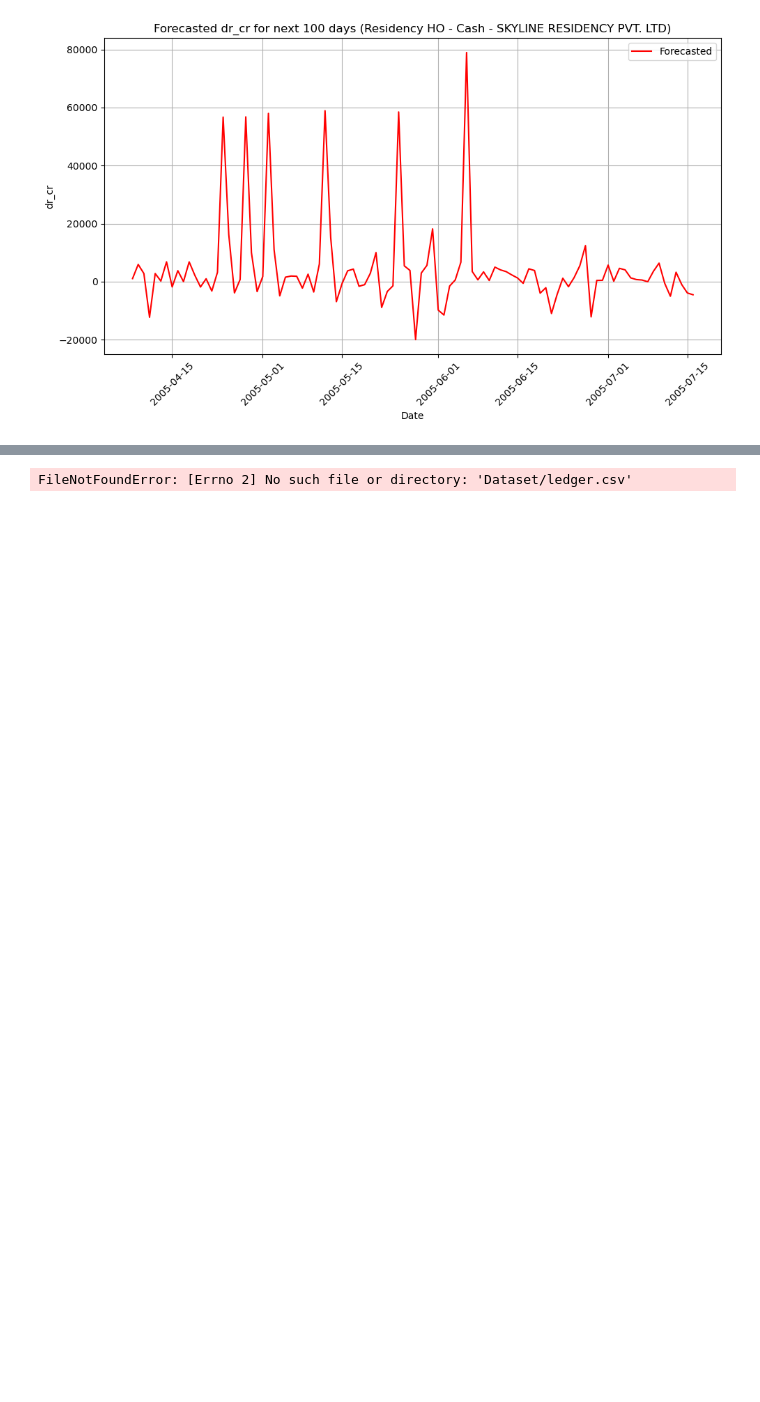
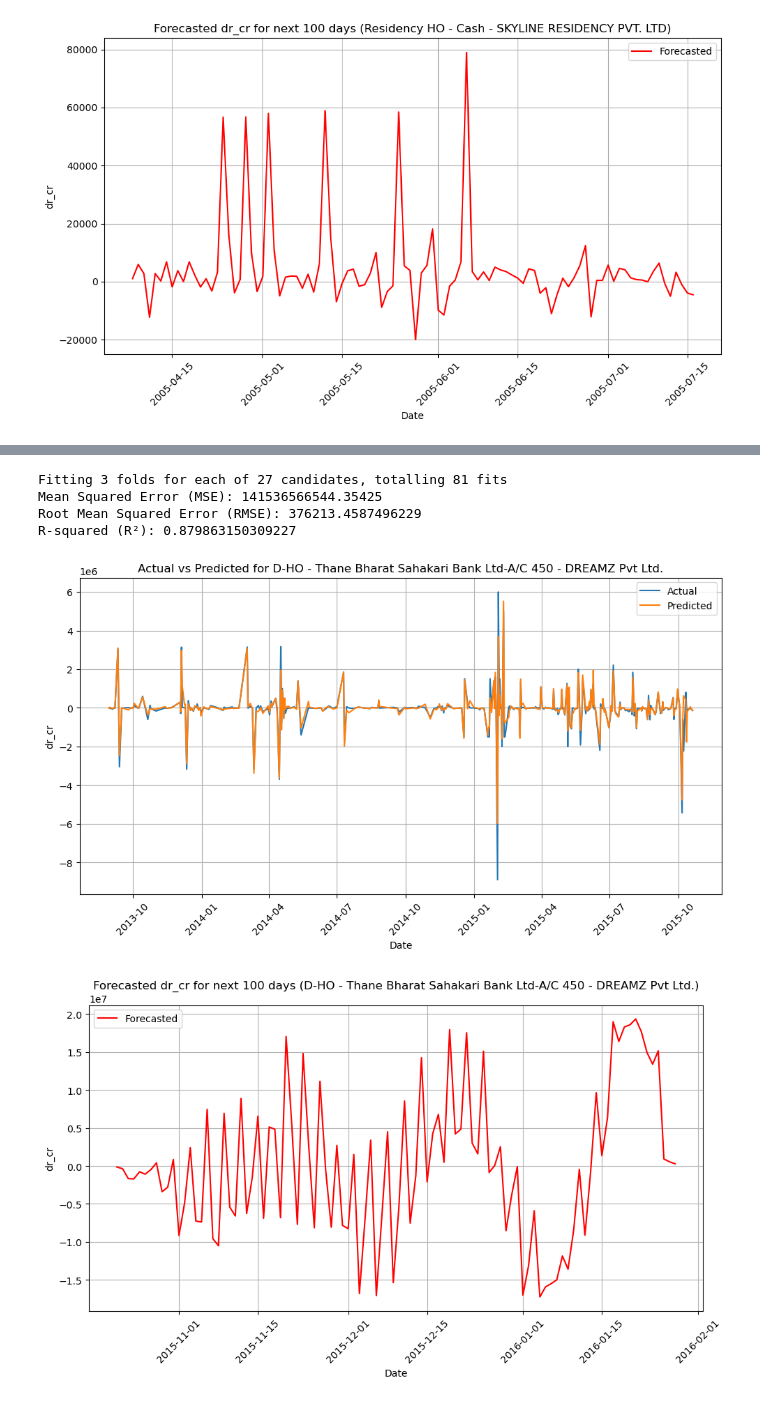
Before and after one commit to SurajNaik1502/Cashflow_Model, a Jupyter notebook: Model/xgboost.ipynb, the cells around one changed output, grey strips where cells are left out. Saved outputs shown, nothing was run; the diff lists cells and outputs as text; code cells hidden in the pictures; blank space fills up the shorter version.

```diff
--- a/Model/xgboost.ipynb
+++ b/Model/xgboost.ipynb
@@ -524,7 +524,7 @@ from xgboost import XGBRegressor
 from sklearn.metrics import mean_squared_error, r2_score
 
 # Load your CSV file
-df = pd.read_csv('Dataset/ledger.csv')
+df = pd.read_csv('ledger.csv')
 
 # Group by 'project', 'ledger', and 'company', and get the count of rows in each group
 grouped_df = df.groupby(['project', 'ledger', 'company']).size()
@@ -616,31 +616,36 @@ if input_group in filtered_groups.index:
 
         # Forecast the next 100 days
         last_data = X.iloc[-1].values.reshape(1, -1)
         forecast = []
         for i in range(100):
             next_value = best_model.predict(last_data)[0]
             forecast.append(next_value)
 
             # Update the last_data with the new predicted value
             last_data = np.roll(last_data, shift=-1, axis=1)
             last_data[0, -1] = next_value
 
         # Plot the forecasted values
         forecast_dates = pd.date_range(start=specific_group_data['date'].iloc[-1] + pd.Timedelta(days=1), periods=100, freq='D')
         plt.figure(figsize=(10, 6))
         plt.plot(forecast_dates, forecast, label='Forecasted', color='r')
         plt.xlabel('Date')
         plt.ylabel('dr_cr')
         plt.title(f"Forecasted dr_cr for next 100 days ({input_group[0]} - {input_group[1]} - {input_group[2]})")
         plt.legend()
         plt.grid(True)
         plt.xticks(rotation=45)
         plt.tight_layout()
         plt.show()
 
     else:
         print("The required columns 'date' or 'dr_cr' are missing in the dataset.")
 else:
     print(f"The group {input_group} is not present in the filtered data.")
 # %% [output]
-FileNotFoundError: [Errno 2] No such file or directory: 'Dataset/ledger.csv'
+Fitting 3 folds for each of 27 candidates, totalling 81 fits
+Mean Squared Error (MSE): 141536566544.35425
+Root Mean Squared Error (RMSE): 376213.4587496229
+R-squared (R²): 0.879863150309227
+[figure, added]
+[figure, added]
```
Also changed, not shown: parts of 1 cell of this notebook, 1 other file.
